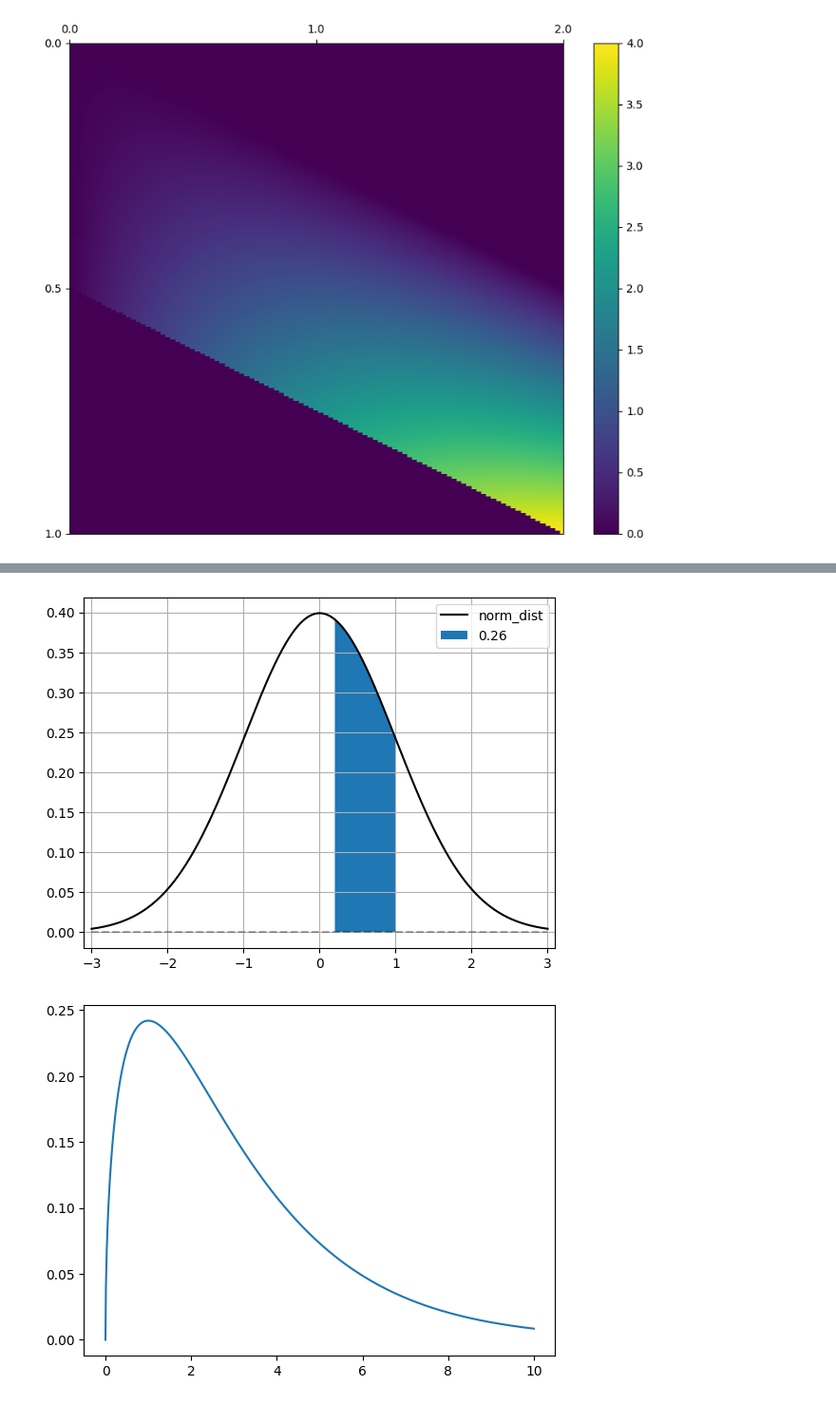
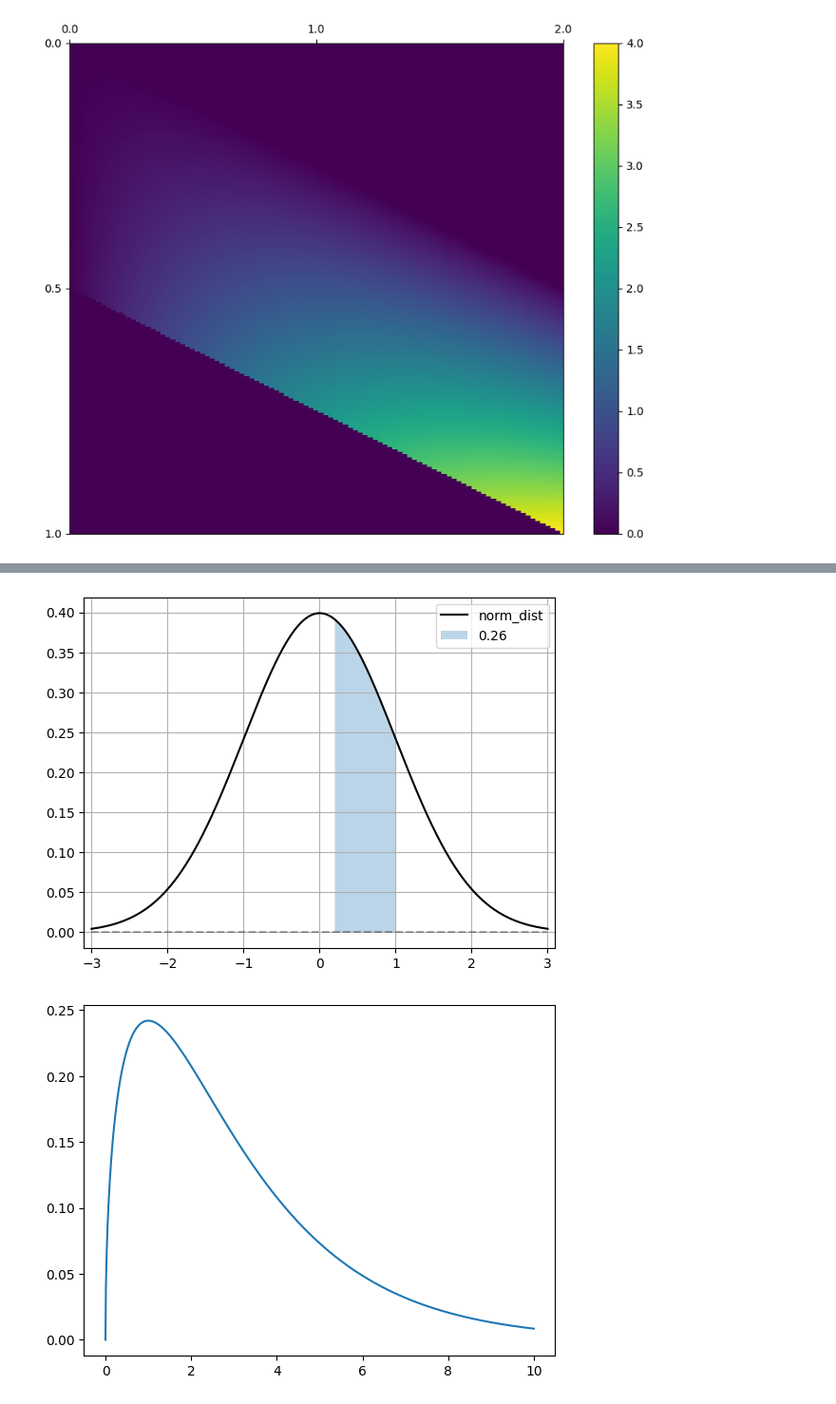
Before and after one commit to joo9810/VSCode, a Jupyter notebook: K-Digital Training/이성희 교수님/수업/statistics.ipynb, the cells around one changed output, grey strips where cells are left out. Shown at 95% size. Saved outputs shown, nothing was run; the diff lists cells and outputs as text; code cells hidden in the pictures.

```diff
--- a/K-Digital Training/이성희 교수님/수업/statistics.ipynb
+++ b/K-Digital Training/이성희 교수님/수업/statistics.ipynb
@@ -142,21 +142,21 @@ y = [norm_dist.pdf(i) for i in x]
 # %%
 fig, axs = plt.subplots()
 
 axs.plot(x, y, color = 'black', label = 'norm_dist')
 
 axs.hlines(y = 0, xmin = -3, xmax = 3, color = 'black', alpha = 0.3, linestyles = '--')
 
 xs = np.linspace(0.2, 1, 100)
 xy = [norm_dist.pdf(i) for i in xs]
 
-axs.fill_between(xs, xy, label = f'{round(norm_dist.cdf(1) - norm_dist.cdf(0.2), 2)}')
+axs.fill_between(xs, xy, label = f'{round(norm_dist.cdf(1) - norm_dist.cdf(0.2), 2)}', alpha = 0.3)
 axs.set_xlim(-3.1, 3.1)
 
 plt.legend()
 plt.grid()
 plt.show()
 # %% [output]
-[figure, old version]
+[figure, new version]
 # %%
 chi2 = stats.chi2(df = 3)
 x = np.linspace(0, 10, 1000)
```
Also changed, not shown: parts of 1 cell of this notebook, 2 other files.
